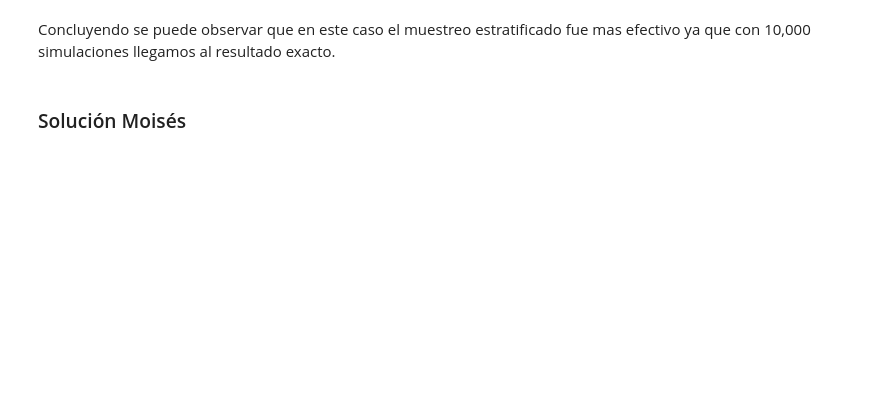
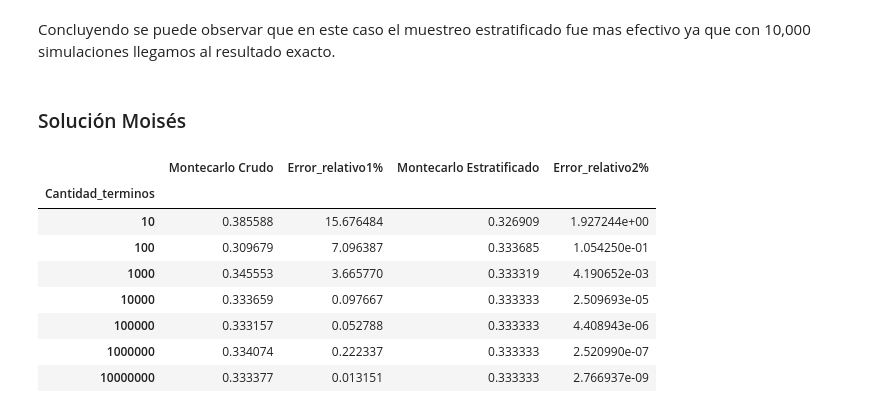
Before and after one commit to EduardoLoza/ProyectoConjunto_ELoza_MFlores, a Jupyter notebook: Tarea7.ipynb, the cells around one changed output. Saved outputs shown, nothing was run; the diff lists cells and outputs as text; code cells hidden in the pictures; blank space fills up the shorter version.

```diff
--- a/Tarea7.ipynb
+++ b/Tarea7.ipynb
@@ -101,0 +111,58 @@ Concluyendo se puede observar que en este caso el muestreo estratificado fue mas
+# %%
+# Integración montecarlo
+def int_montecarlo(f:'Función a integrar',
+                   a:'Límite inferior de la integral',
+                   b:'Límite superior de la integral',
+                   U:'Muestra de números U~[a,b]'):
+    return (b-a)/len(U)*np.sum(f(U))
+
+#Método de reducción de varianza estratificado
+def B_estratos(B:"Cantidad de estratos"):
+    "Función que devuelve B número de estratos a aplicar"
+    U2 = np.random.rand(B)
+    i = np.arange(0,B)
+    return (U2 + i)/B
+# %%
+I = 1/3
+### Definimos el intervalo de integración en este caso [0,1]
+a = 0; b = 1
+
+### Se genera la cantidad de diferentes términos en escala logaritmica a comparar
+N = np.logspace(1,7,7,dtype=int)
+
+### Se define el datafreame donde se mostraran los resultados tanto del método montecarlo crudo y el estratificado
+df = pd.DataFrame(index=N,columns=['Montecarlo Crudo', 'Error_relativo1%',"Montecarlo Estratificado",'Error_relativo2%'],
+                  dtype='float')
+df.index.name = "Cantidad_terminos"
+
+### Se generan números aleatorios por cada cantidad de términos generada en N
+ui = list(map(lambda N:np.random.uniform(a,b,N),N))
+
+### Ahora se calcula la aproximación por montecarlo crudo de acuerdo a los términos generados
+res_crudo = list(map(lambda Y:int_montecarlo(lambda x:x**2,a,b,Y),ui))
+
+### Términos generados con el método estratificado
+ui_estratificado = list(map(lambda x: B_estratos(x), N))
+
+###Función f(x)
+f_x = lambda x: x**2
+###Se aplica la función en el método estratificado
+res_est = list(map(lambda Y:f_x(Y),ui_estratificado))
+res_est = list(map(lambda Y:np.mean(Y),res_est))
+
+###Se agregan los resulatdos al dataframe creado para que nos de la tabla dónde podemos comparar los dos métodos
+df.loc[N,"Montecarlo Crudo"] = res_crudo
+df.loc[N,"Error_relativo1%"] = np.abs(df.loc[N,"Montecarlo Crudo"]-I)*100/I
+df.loc[N,"Montecarlo Estratificado"] = res_est
+df.loc[N,"Error_relativo2%"] = np.abs(df.loc[N,"Montecarlo Estratificado"]-I)*100/I
+df
+# %% [output]
+|  | Montecarlo Crudo | Error_relativo1% | Montecarlo Estratificado | Error_relativo2% |
+| Cantidad_terminos |  |  |  |  |
+| 10 | 0.385588 | 15.676484 | 0.326909 | 1.927244e+00 |
+| 100 | 0.309679 | 7.096387 | 0.333685 | 1.054250e-01 |
+| 1000 | 0.345553 | 3.665770 | 0.333319 | 4.190652e-03 |
+| 10000 | 0.333659 | 0.097667 | 0.333333 | 2.509693e-05 |
+| 100000 | 0.333157 | 0.052788 | 0.333333 | 4.408943e-06 |
+| 1000000 | 0.334074 | 0.222337 | 0.333333 | 2.520990e-07 |
+| 10000000 | 0.333377 | 0.013151 | 0.333333 | 2.766937e-09 |
```
Also changed, not shown: parts of 5 cells of this notebook.
